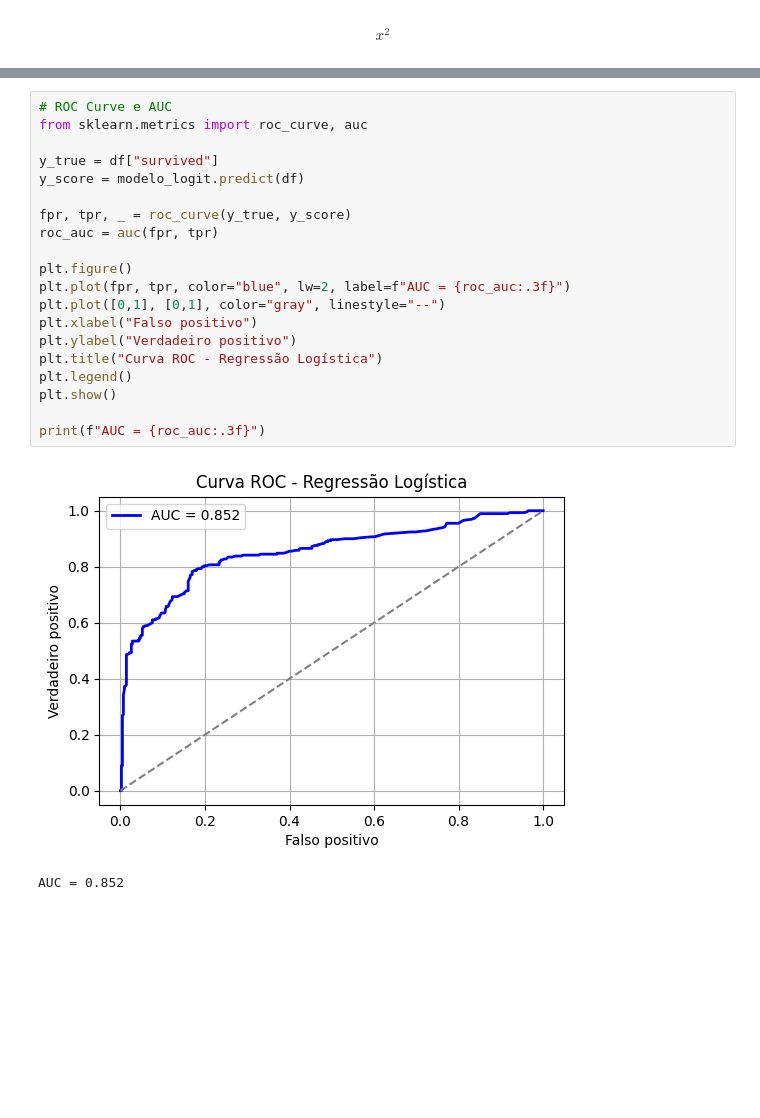
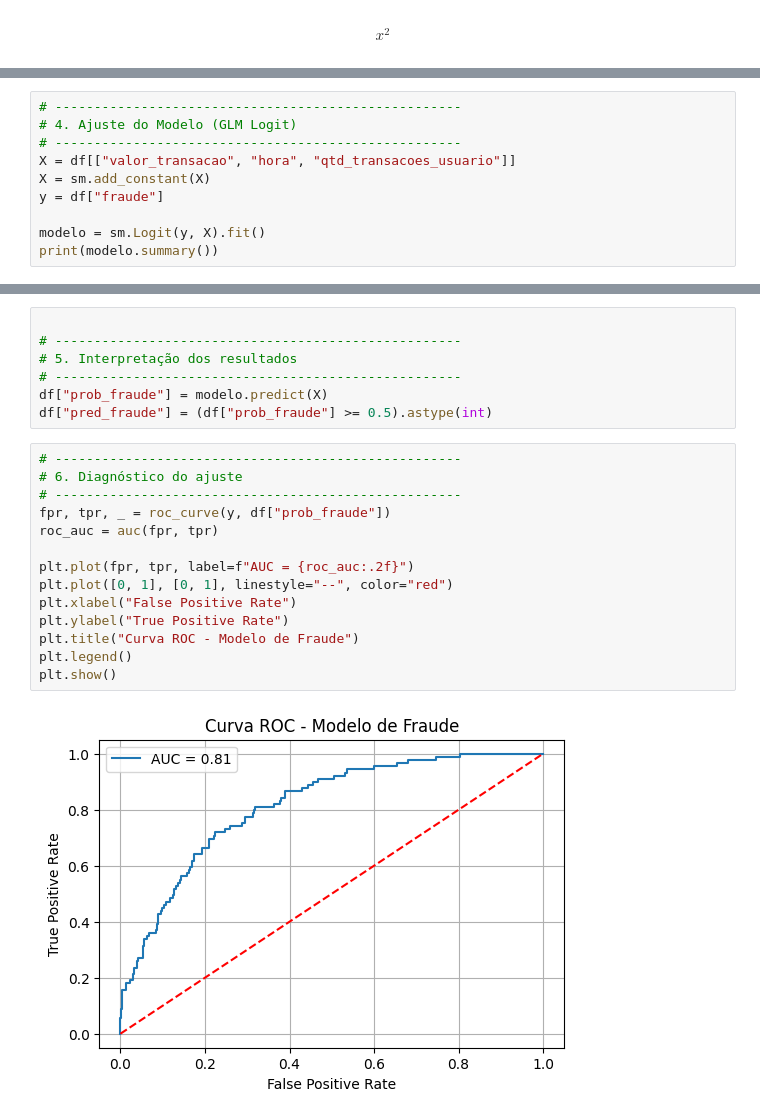
Before and after one commit to Osterne/codes_DS_course, a Jupyter notebook: 05_mod_01_ap_sup_regressao_05_mlg_categoricos_logistica.ipynb, the cells around one changed output, grey strips where cells are left out. Saved outputs shown, nothing was run; the diff lists cells and outputs as text; blank space fills up the shorter version.

```diff
--- a/05_mod_01_ap_sup_regressao_05_mlg_categoricos_logistica.ipynb
+++ b/05_mod_01_ap_sup_regressao_05_mlg_categoricos_logistica.ipynb
@@ -364,0 +243,10 @@ Um **Pseudo R² de McFadden = 0.329** indica que o modelo tem **bom poder explic
+# %%
+# ----------------------------------------------------
+# 4. Ajuste do Modelo (GLM Logit)
+# ----------------------------------------------------
+X = df[["valor_transacao", "hora", "qtd_transacoes_usuario"]]
+X = sm.add_constant(X)
+y = df["fraude"]
+
+modelo = sm.Logit(y, X).fit()
+print(modelo.summary())
@@ -365,23 +309,23 @@ Um **Pseudo R² de McFadden = 0.329** indica que o modelo tem **bom poder explic
+# %%
+
+# ----------------------------------------------------
+# 5. Interpretação dos resultados
+# ----------------------------------------------------
+df["prob_fraude"] = modelo.predict(X)
+df["pred_fraude"] = (df["prob_fraude"] >= 0.5).astype(int)
 # %%
-# ROC Curve e AUC
-from sklearn.metrics import roc_curve, auc
-
-y_true = df["survived"]
-y_score = modelo_logit.predict(df)
-
-fpr, tpr, _ = roc_curve(y_true, y_score)
+# ----------------------------------------------------
+# 6. Diagnóstico do ajuste
+# ----------------------------------------------------
+fpr, tpr, _ = roc_curve(y, df["prob_fraude"])
 roc_auc = auc(fpr, tpr)
 
-plt.figure()
-plt.plot(fpr, tpr, color="blue", lw=2, label=f"AUC = {roc_auc:.3f}")
-plt.plot([0,1], [0,1], color="gray", linestyle="--")
-plt.xlabel("Falso positivo")
-plt.ylabel("Verdadeiro positivo")
-plt.title("Curva ROC - Regressão Logística")
+plt.plot(fpr, tpr, label=f"AUC = {roc_auc:.2f}")
+plt.plot([0, 1], [0, 1], linestyle="--", color="red")
+plt.xlabel("False Positive Rate")
+plt.ylabel("True Positive Rate")
+plt.title("Curva ROC - Modelo de Fraude")
 plt.legend()
 plt.show()
-
-print(f"AUC = {roc_auc:.3f}")
 # %% [output]
-[figure, old version]
+[figure, new version]
-AUC = 0.852
```
Also changed, not shown: parts of 19 cells of this notebook.
